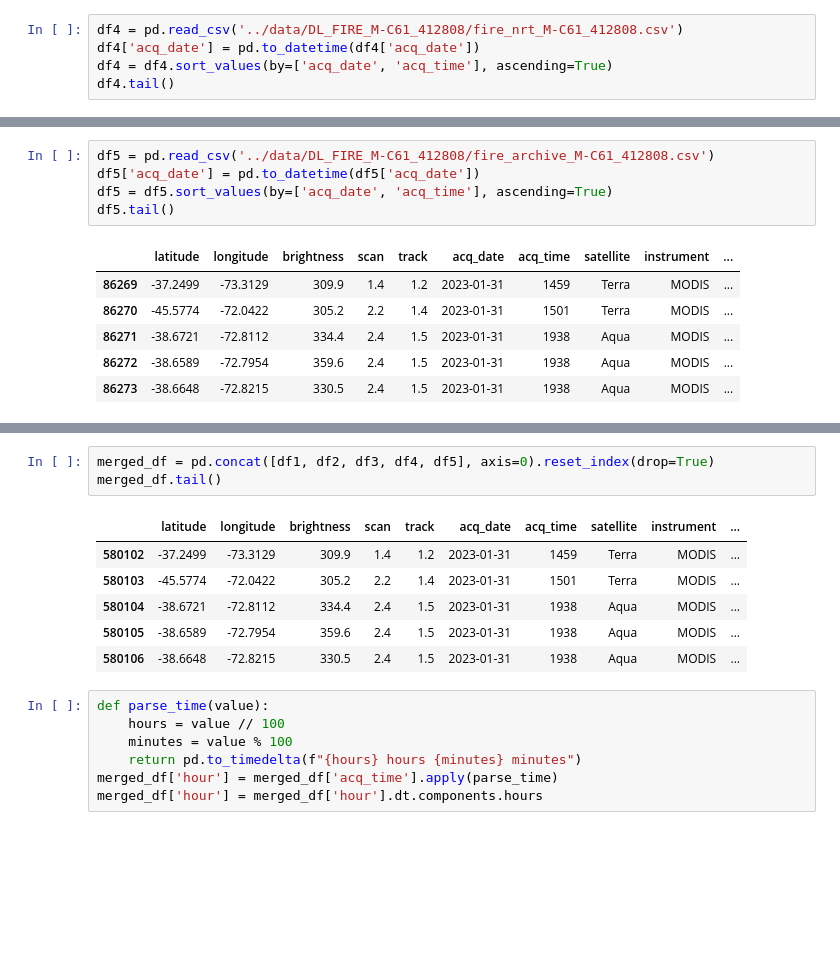
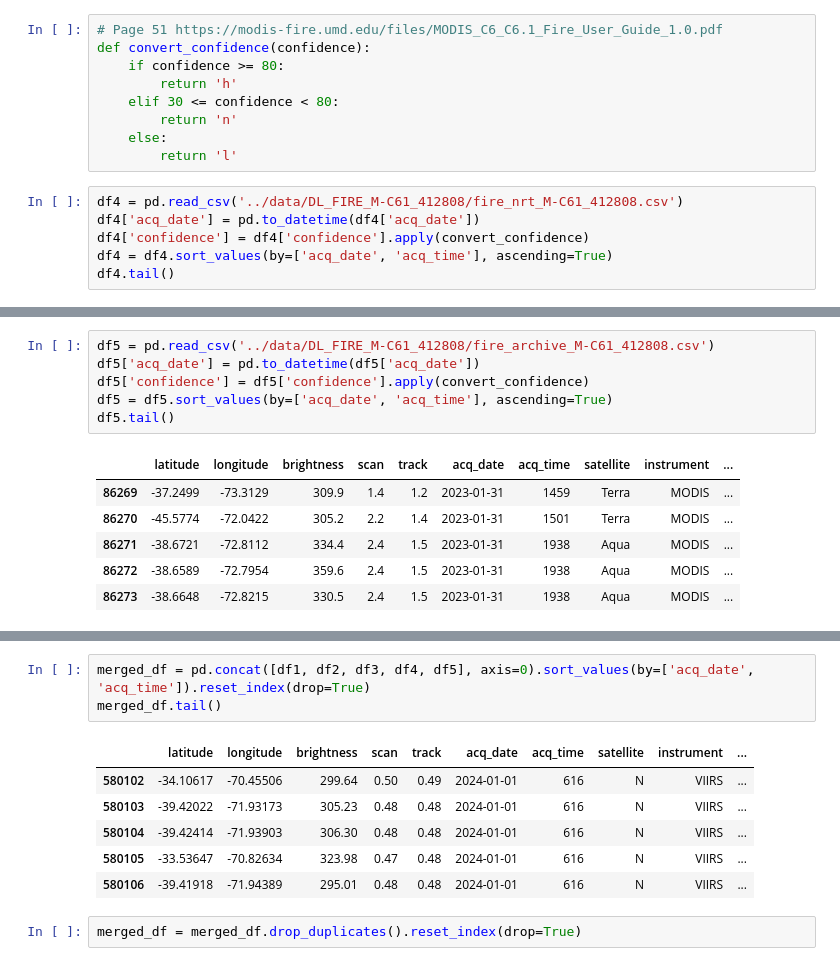
Before and after one commit to sebastiantare/chileanfires, a Jupyter notebook: notebooks/MergeFiles.ipynb, the cells around one changed output, grey strips where cells are left out. Cells and saved outputs as stored; diff of their text form; blank space fills up the shorter version.

```diff
--- a/notebooks/MergeFiles.ipynb
+++ b/notebooks/MergeFiles.ipynb
@@ -63,9 +54,19 @@ df3.tail()
 | 64456 | -39.41918 | -71.94389 | 295.01 | 0.48 | 0.48 | 2024-01-01 | 616 | N | VIIRS | ... |
 # %% [markdown]
 # fire_nrt_M
+# %%
+# Page 51 https://modis-fire.umd.edu/files/MODIS_C6_C6.1_Fire_User_Guide_1.0.pdf
+def convert_confidence(confidence):
+    if confidence >= 80:
+        return 'h'
+    elif 30 <= confidence < 80:
+        return 'n'
+    else:
+        return 'l'
 # %%
 df4 = pd.read_csv('../data/DL_FIRE_M-C61_412808/fire_nrt_M-C61_412808.csv')
 df4['acq_date'] = pd.to_datetime(df4['acq_date'])
+df4['confidence'] = df4['confidence'].apply(convert_confidence)
 df4 = df4.sort_values(by=['acq_date', 'acq_time'], ascending=True)
 df4.tail()
 # %% [output]
@@ -78,6 +79,7 @@ df4.tail()
 # %%
 df5 = pd.read_csv('../data/DL_FIRE_M-C61_412808/fire_archive_M-C61_412808.csv')
 df5['acq_date'] = pd.to_datetime(df5['acq_date'])
+df5['confidence'] = df5['confidence'].apply(convert_confidence)
 df5 = df5.sort_values(by=['acq_date', 'acq_time'], ascending=True)
 df5.tail()
 # %% [output]
@@ -92,17 +114,12 @@ df5.tail()
 # %%
-merged_df = pd.concat([df1, df2, df3, df4, df5], axis=0).reset_index(drop=True)
+merged_df = pd.concat([df1, df2, df3, df4, df5], axis=0).sort_values(by=['acq_date', 'acq_time']).reset_index(drop=True)
 merged_df.tail()
 # %% [output]
 |  | latitude | longitude | brightness | scan | track | acq_date | acq_time | satellite | instrument | ... |
-| 580102 | -37.2499 | -73.3129 | 309.9 | 1.4 | 1.2 | 2023-01-31 | 1459 | Terra | MODIS | ... |
-| 580103 | -45.5774 | -72.0422 | 305.2 | 2.2 | 1.4 | 2023-01-31 | 1501 | Terra | MODIS | ... |
-| 580104 | -38.6721 | -72.8112 | 334.4 | 2.4 | 1.5 | 2023-01-31 | 1938 | Aqua | MODIS | ... |
-| 580105 | -38.6589 | -72.7954 | 359.6 | 2.4 | 1.5 | 2023-01-31 | 1938 | Aqua | MODIS | ... |
-| 580106 | -38.6648 | -72.8215 | 330.5 | 2.4 | 1.5 | 2023-01-31 | 1938 | Aqua | MODIS | ... |
+| 580102 | -34.10617 | -70.45506 | 299.64 | 0.50 | 0.49 | 2024-01-01 | 616 | N | VIIRS | ... |
+| 580103 | -39.42022 | -71.93173 | 305.23 | 0.48 | 0.48 | 2024-01-01 | 616 | N | VIIRS | ... |
+| 580104 | -39.42414 | -71.93903 | 306.30 | 0.48 | 0.48 | 2024-01-01 | 616 | N | VIIRS | ... |
+| 580105 | -33.53647 | -70.82634 | 323.98 | 0.47 | 0.48 | 2024-01-01 | 616 | N | VIIRS | ... |
+| 580106 | -39.41918 | -71.94389 | 295.01 | 0.48 | 0.48 | 2024-01-01 | 616 | N | VIIRS | ... |
-# %%
-def parse_time(value):
-    hours = value // 100
-    minutes = value % 100
-    return pd.to_timedelta(f"{hours} hours {minutes} minutes")
-merged_df['hour'] = merged_df['acq_time'].apply(parse_time)
-merged_df['hour'] = merged_df['hour'].dt.components.hours
+# %%
+merged_df = merged_df.drop_duplicates().reset_index(drop=True)
```
Also changed, not shown: parts of 9 cells of this notebook, 29 other files.
